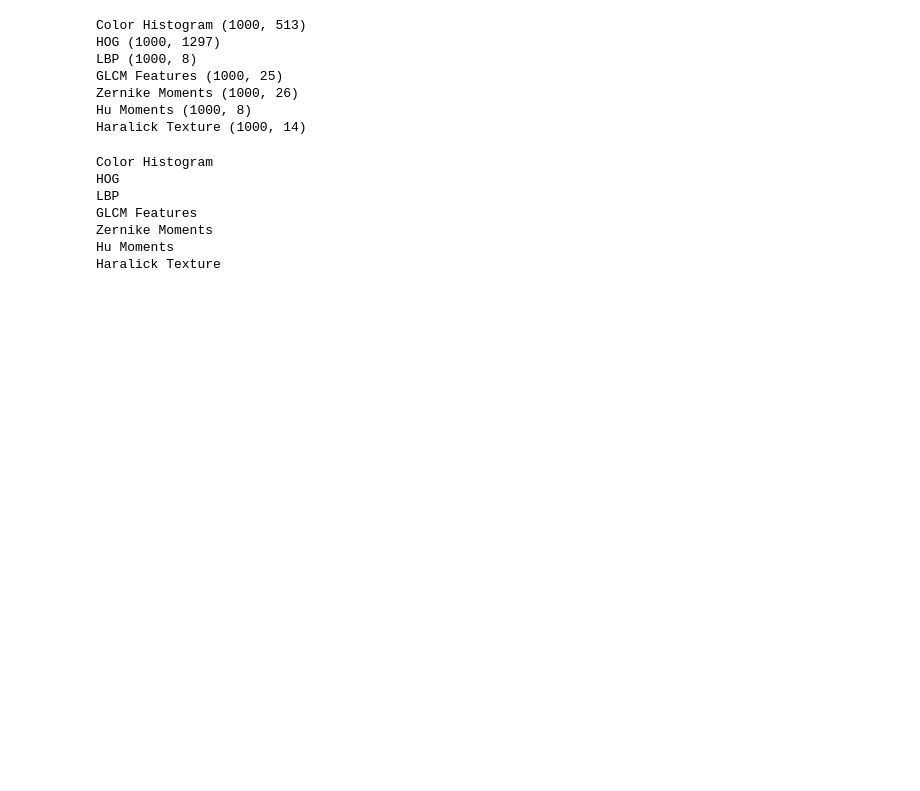
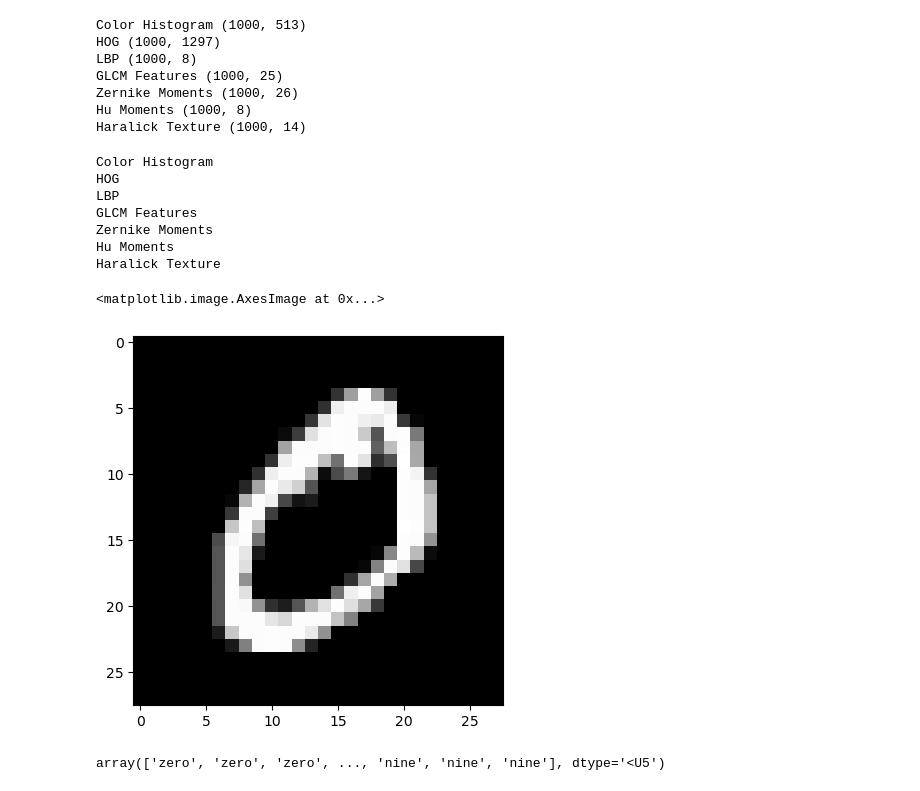
Before and after one commit to adidi24/Multi-View-Majority-Vote-Learning-Algorithms-Direct-Minimization-of-PAC-Bayesian-Bounds, a Jupyter notebook: data/dataset.ipynb, the cells around one changed output. Saved outputs shown, nothing was run; the diff lists cells and outputs as text; code cells hidden in the pictures; blank space fills up the shorter version.

```diff
--- a/data/dataset.ipynb
+++ b/data/dataset.ipynb
@@ -441,0 +446,27 @@ Haralick Texture
+# %%
+mnist1_files_path = os.listdir("./MNIST_1")
+mnist1_files_path.sort()
+dataset = []
+labels = []
+for file in mnist1_files_path:
+    view = []
+    class_names = []
+    with open(f"./MNIST_1/{file}", 'r') as f:
+        for line in f.readlines():
+            arr = line.split()
+            class_names.append(arr[0])
+            view.append([l.split(':')[1] for l in arr[1:]])
+    dataset.append(np.array(view, dtype='int'))
+    labels = np.array(class_names, dtype='str')
+# %%
+top = np.hstack((dataset[0][0].reshape(14, 14), dataset[1][0].reshape(14, 14)))
+bottom = np.hstack((dataset[2][0].reshape(14, 14), dataset[3][0].reshape(14, 14)))
+img = np.vstack((top, bottom))
+plt.imshow(img, cmap="gray")
+# %% [output]
+<matplotlib.image.AxesImage at 0x...>
+[figure, added]
+# %%
+labels
+# %% [output]
+array(['zero', 'zero', 'zero', ..., 'nine', 'nine', 'nine'], dtype='<U5')
```
Also changed, not shown: parts of 3 cells of this notebook, 7 other files.
